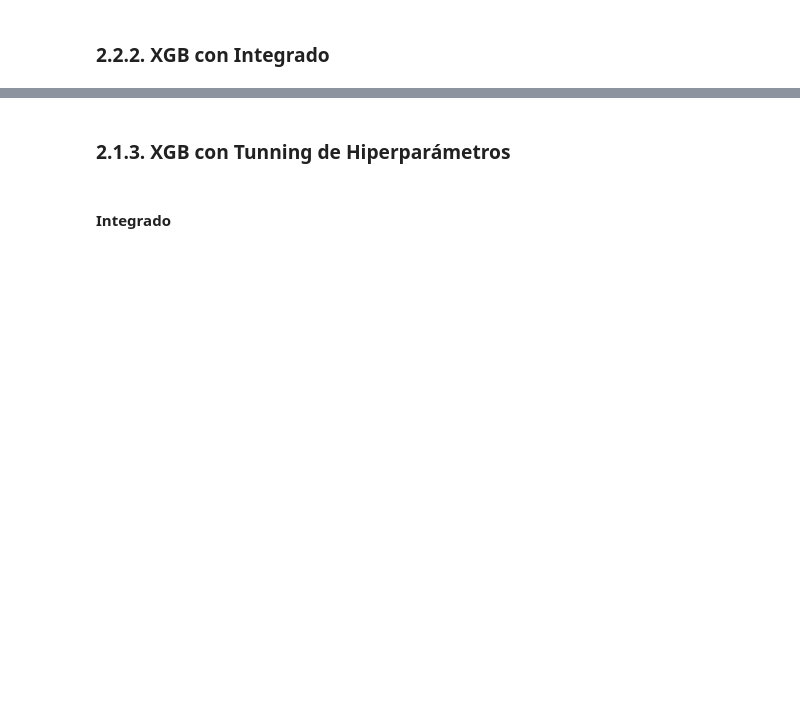
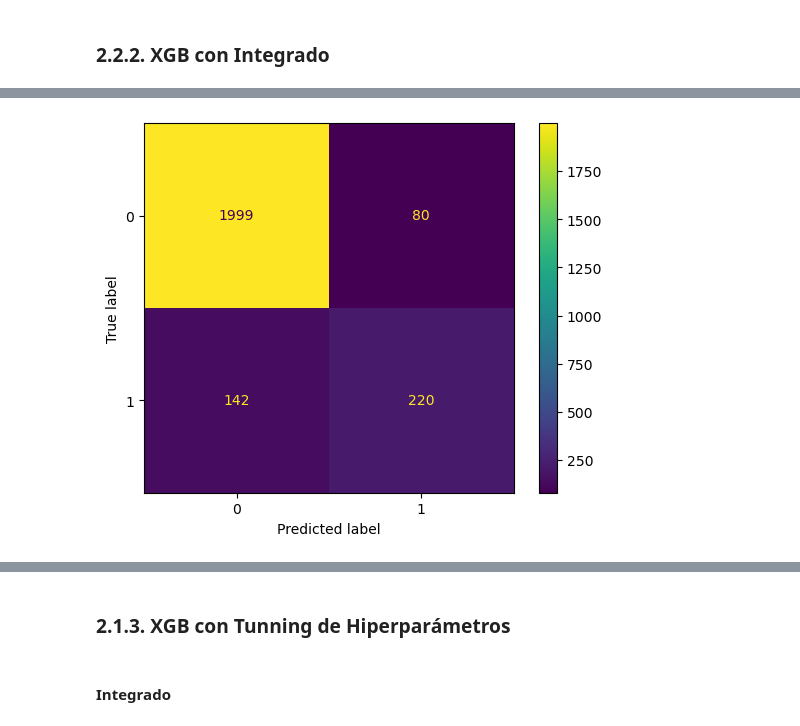
Before and after one commit to Leostark95/Anal-tica-II---Proyecto-1, a Jupyter notebook: 02_Modelos.ipynb, the cells around one changed output, grey strips where cells are left out. Saved outputs shown, nothing was run; the diff lists cells and outputs as text; code cells hidden in the pictures; blank space fills up the shorter version.

```diff
--- a/02_Modelos.ipynb
+++ b/02_Modelos.ipynb
@@ -1133,11 +1138,11 @@ X_test_XGB_intg = X_test_intg
 # %%
 # Entrenamiento del modelo: N_ESTIMATORS = 100, LEARNING_RATE = 0.1, , MAX_DEPTH = 4
 # ===================================================================================
-xgb = XGBClassifier(
+XGB_intg = XGBClassifier(
     n_estimators = 100,
     learning_rate= 0.1,
     max_depth = 4,
     random_state = 123
 )
 
-xgb.fit(X_train_XGB_intg, y_train)
+XGB_intg.fit(X_train_XGB_intg, y_train)
@@ -1144,13 +1161,12 @@ xgb.fit(X_train_XGB_intg, y_train)
 # %%
-# Matriz de confusión
-# ==============================================================================
 from sklearn.metrics import confusion_matrix, ConfusionMatrixDisplay
-# Matriz de confusion
-cm = confusion_matrix(y_test, xgb.predict(X_test_XGB_intg))
-# Visualización de la matriz de confusion
-cm_display = ConfusionMatrixDisplay(confusion_matrix = cm)
-cm_display.plot()
+
+cm_XGB_intg = confusion_matrix(y1_test, XGB_intg.predict(X_test_XGB_intg))
+cm_XGB_intg_display = ConfusionMatrixDisplay(confusion_matrix = cm_XGB_intg)
+cm_XGB_intg_display.plot()
 plt.show()
+# %% [output]
+[figure, added]
 # %%
 # Métricas de desempeño
 # ==============================================================================
```
Also changed, not shown: parts of 31 cells of this notebook, 1 other file.
